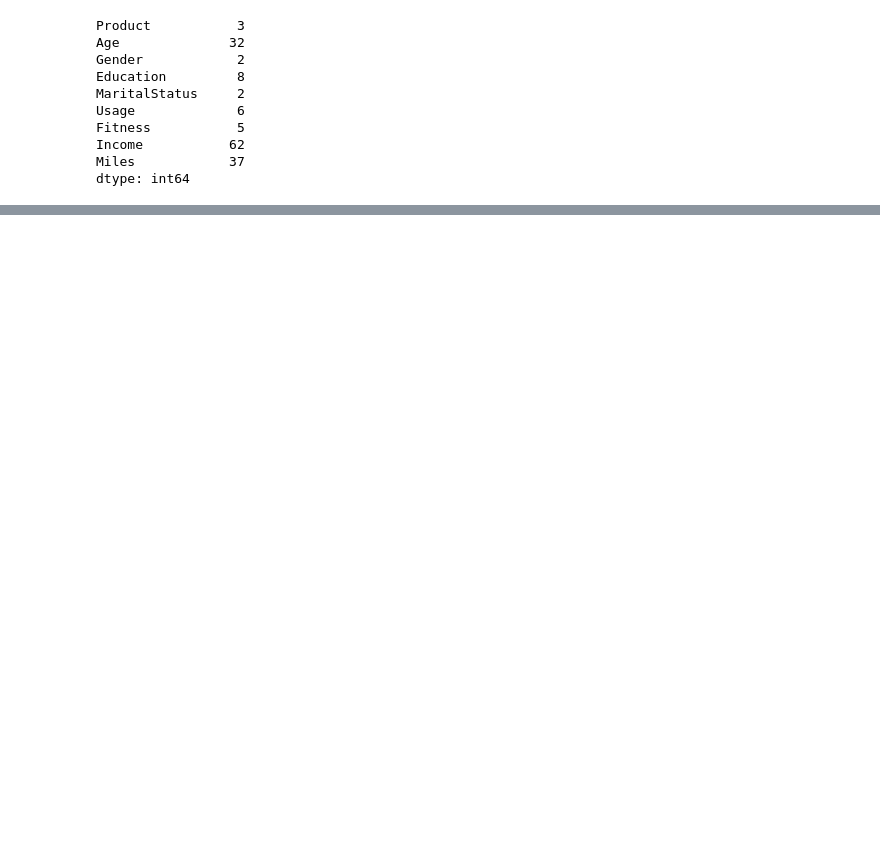
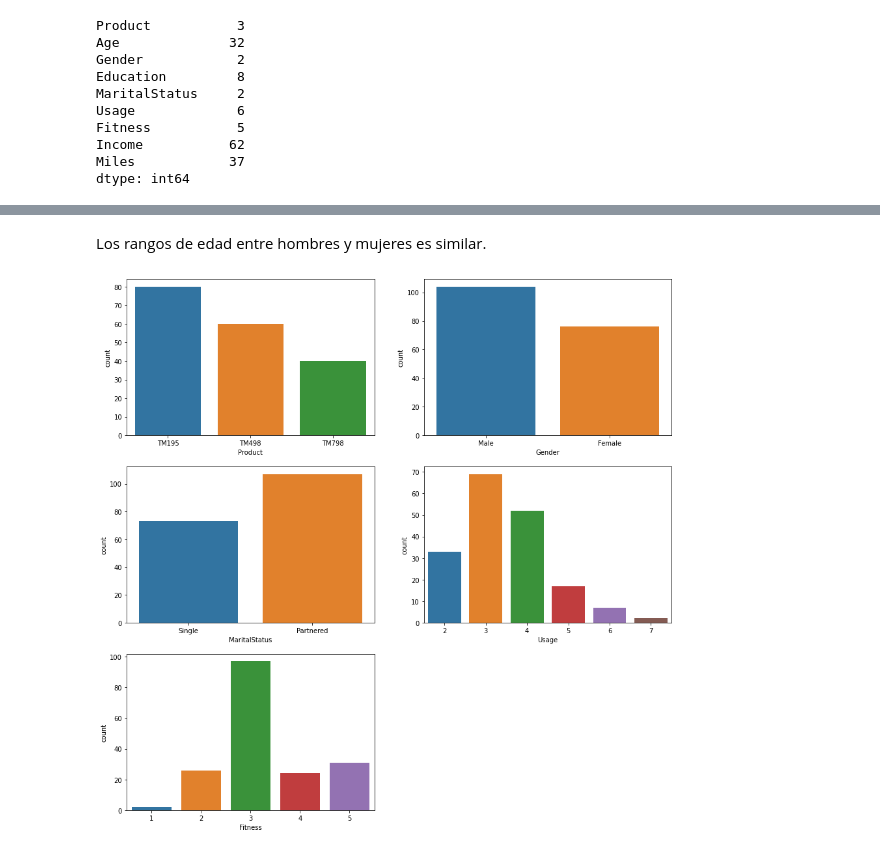
Before and after one commit to brincon/Pima-Indians-Diabetes-Database, a Jupyter notebook: CardioGoodnessFit/dataCardio.ipynb, the cells around one changed output, grey strips where cells are left out. Saved outputs shown, nothing was run; the diff lists cells and outputs as text; code cells hidden in the pictures; blank space fills up the shorter version.

```diff
--- a/CardioGoodnessFit/dataCardio.ipynb
+++ b/CardioGoodnessFit/dataCardio.ipynb
@@ -119,0 +173,10 @@ dtype: int64
+# %% [markdown]
+Los rangos de edad entre hombres y mujeres es similar.
+# %%
+#fig, ax = plt.subplots(nrows=3, ncols=2, figsize=(10,20))
+plt.figure(figsize=(15,15))
+for i, col in enumerate(variablesCategoricas):
+    plt.subplot(3,2,i+1)
+    ax = sns.countplot(data=data, x=col)
+# %% [output]
+[figure, added]
```
Also changed, not shown: parts of 14 cells of this notebook.
